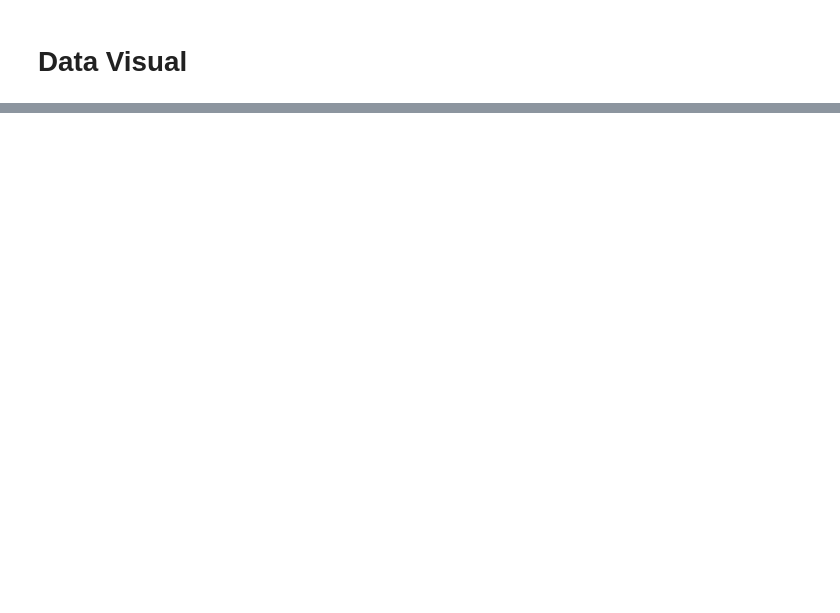
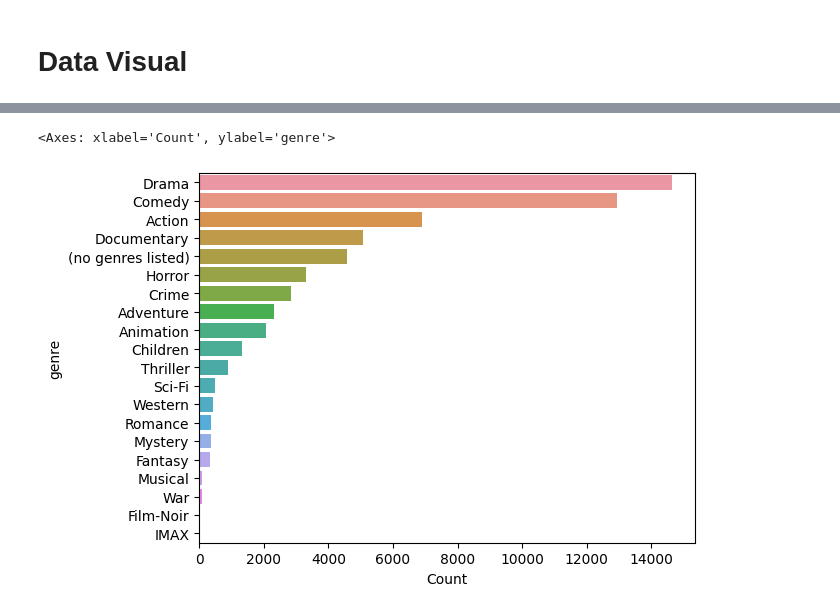
Before and after one commit to kayabaakihiko13/data_movie_and_ratings_recommendation_system, a Jupyter notebook: Movie_rocomendation.ipynb, the cells around one changed output, grey strips where cells are left out. Cells and saved outputs as stored; diff of their text form; code cells hidden in the pictures; blank space fills up the shorter version.

```diff
--- a/Movie_rocomendation.ipynb
+++ b/Movie_rocomendation.ipynb
@@ -277,10 +273,0 @@ only showing top 3 rows
-# %%
-from pyspark.sql.functions import col
-
-# Join df3 with df_movie
-df3 = df3.join(df_movie, on='movieId', how='inner')
-
-# Rename column
-df3 = df3.withColumnRenamed('rating', 'avg_rating')
-
-df3.show(3)
@@ -331,0 +291,3 @@ only showing top 3 rows
+# %%
+genre_count_df=genre_count.toPandas()
+genre_count_df.sort_values(by='Count',ascending=False,inplace=True)
@@ -331,0 +314,5 @@ only showing top 3 rows
+# %%
+sns.barplot(y=genre_count_df['genre'],x=genre_count_df['Count'])
+# %% [output]
+<Axes: xlabel='Count', ylabel='genre'>
+[figure, added]
```
Also changed, not shown: parts of 25 cells of this notebook.
